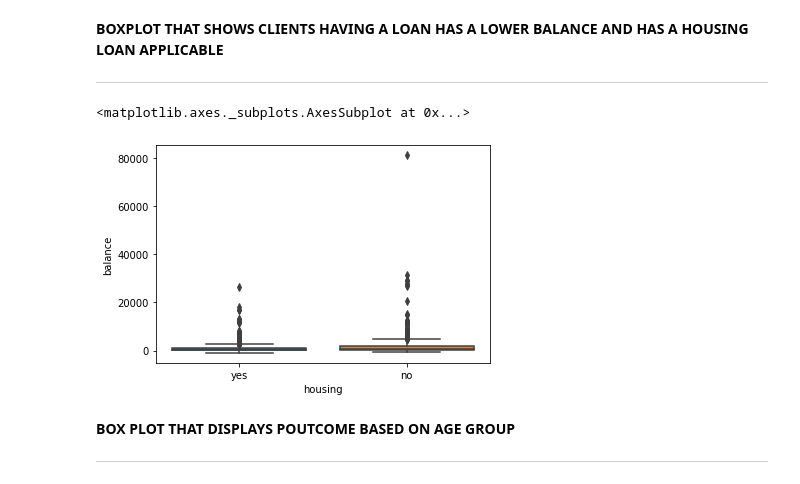
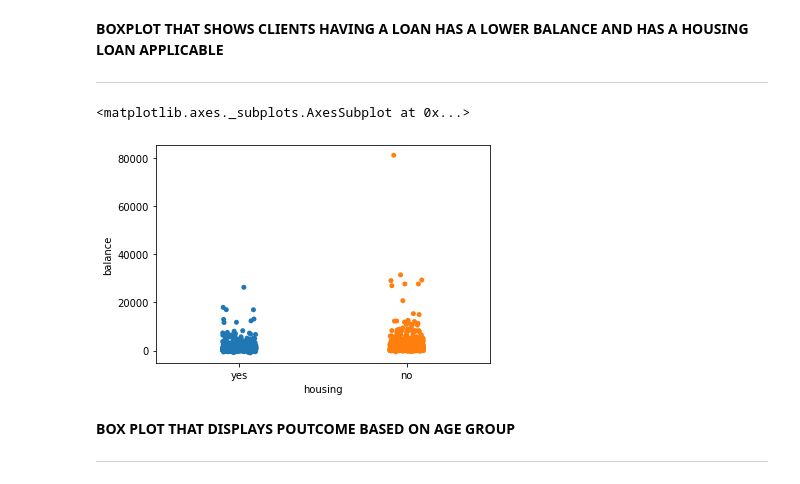
Before and after one commit to riyajoe/Data-Mining-Task, a Jupyter notebook: etivity1.ipynb, the cells around one changed output. Cells and saved outputs as stored; diff of their text form; code cells hidden in the pictures.

```diff
--- a/etivity1.ipynb
+++ b/etivity1.ipynb
@@ -166,10 +168,10 @@ Clients having account balance lesser than 20000 have applied for loan than othe
 
 ---
 # %%
-sns.boxplot(x='housing', y='balance',data=df)
+sns.stripplot(x='housing', y='balance',data=df)
 # %% [output]
 <matplotlib.axes._subplots.AxesSubplot at 0x...>
-[figure, old version]
+[figure, new version]
 # %% [markdown]
 **BOX PLOT THAT DISPLAYS POUTCOME BASED ON AGE GROUP**
 
```
Also changed, not shown: parts of 49 cells of this notebook.
